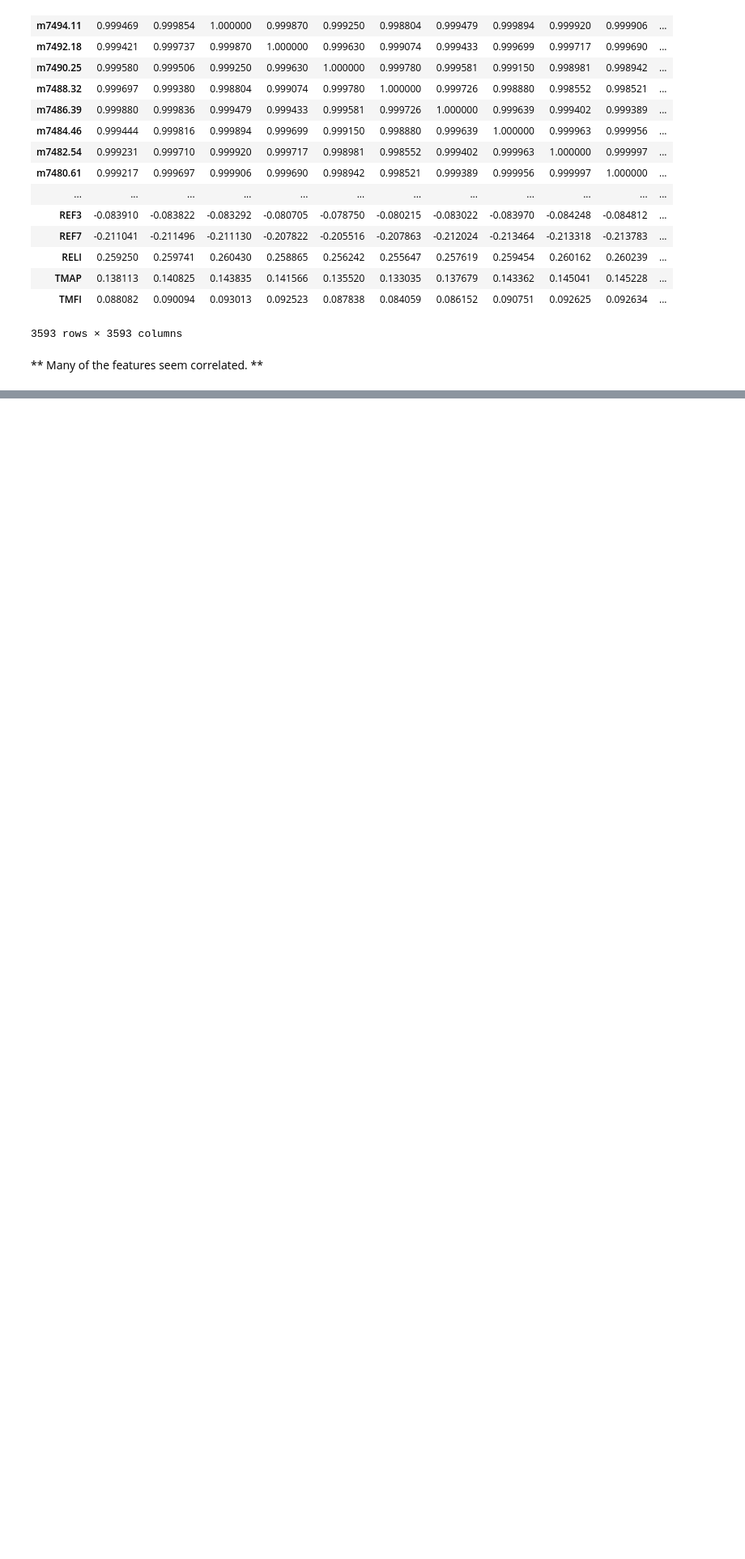
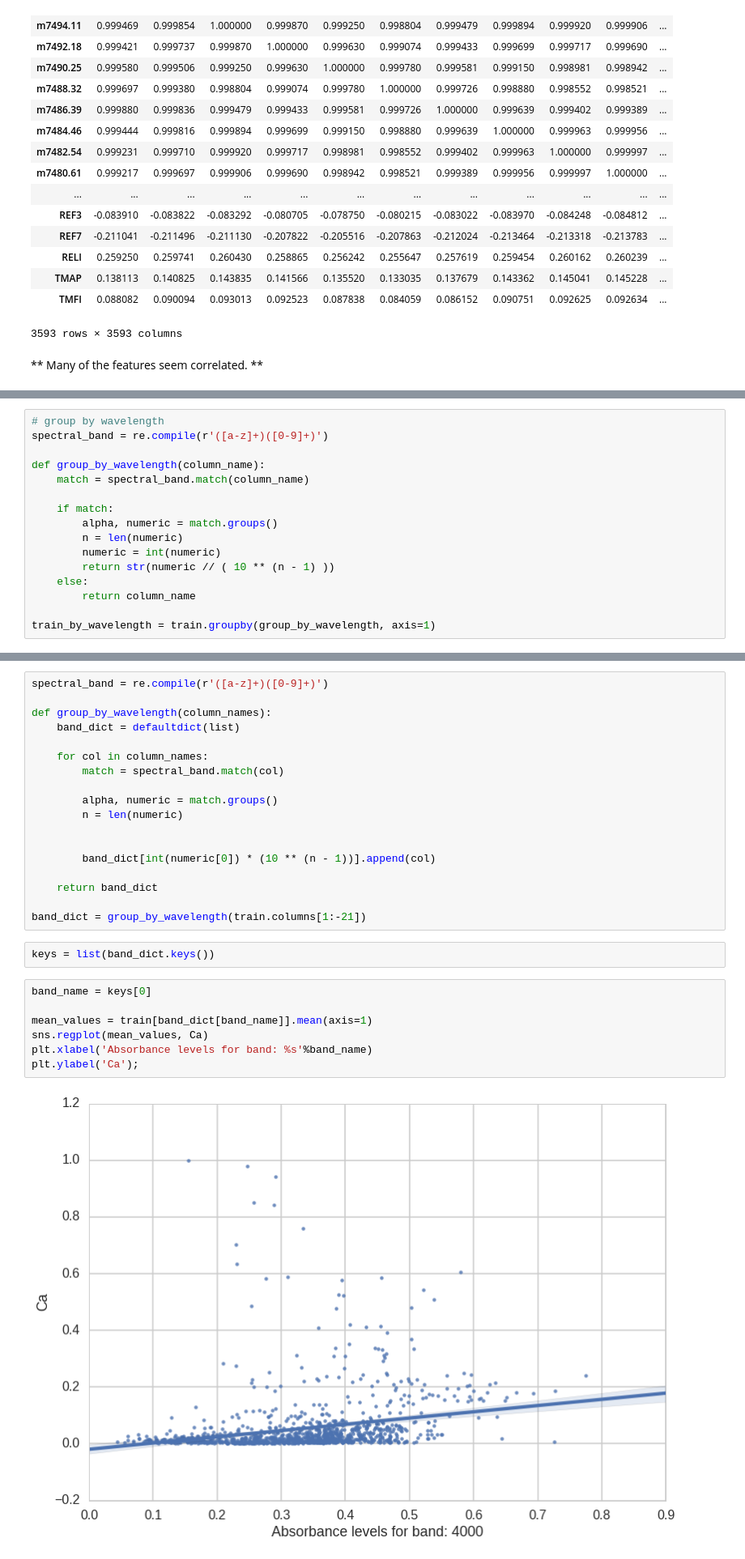
Before and after one commit to numb3r33/African-Soil-Prediction, a Jupyter notebook: notebooks/DataExploration.ipynb, the cells around one changed output, grey strips where cells are left out. Shown at 81% size. Drawn from its saved outputs; the diff is of its cells as text; blank space fills up the shorter version.

Commit message:
Group feature names by spectral band.:

```diff
--- a/notebooks/DataExploration.ipynb
+++ b/notebooks/DataExploration.ipynb
@@ -172,0 +171,16 @@ Index(['Sand'], dtype='object')
+# %%
+# group by wavelength
+spectral_band = re.compile(r'([a-z]+)([0-9]+)')
+
+def group_by_wavelength(column_name):
+    match = spectral_band.match(column_name)
+
+    if match:
+        alpha, numeric = match.groups()
+        n = len(numeric)
+        numeric = int(numeric)
+        return str(numeric // ( 10 ** (n - 1) ))
+    else:
+        return column_name
+
+train_by_wavelength = train.groupby(group_by_wavelength, axis=1)
@@ -172,0 +238,29 @@ Index(['Sand'], dtype='object')
+# %%
+spectral_band = re.compile(r'([a-z]+)([0-9]+)')
+
+def group_by_wavelength(column_names):
+    band_dict = defaultdict(list)
+
+    for col in column_names:
+        match = spectral_band.match(col)
+
+        alpha, numeric = match.groups()
+        n = len(numeric)
+
+
+        band_dict[int(numeric[0]) * (10 ** (n - 1))].append(col)
+
+    return band_dict
+
+band_dict = group_by_wavelength(train.columns[1:-21])
+# %%
+keys = list(band_dict.keys())
+# %%
+band_name = keys[0]
+
+mean_values = train[band_dict[band_name]].mean(axis=1)
+sns.regplot(mean_values, Ca)
+plt.xlabel('Absorbance levels for band: %s'%band_name)
+plt.ylabel('Ca');
+# %% [output]
+[figure, added]
```
Also changed, not shown: parts of 19 cells of this notebook.
